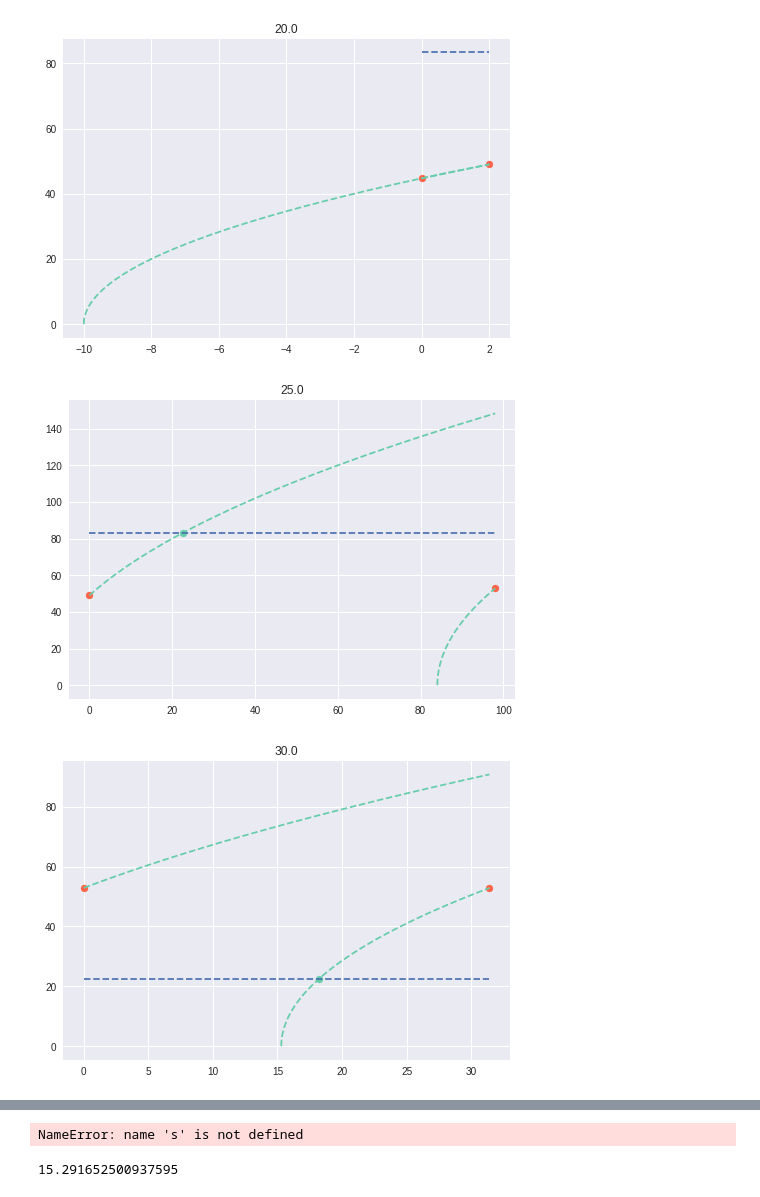
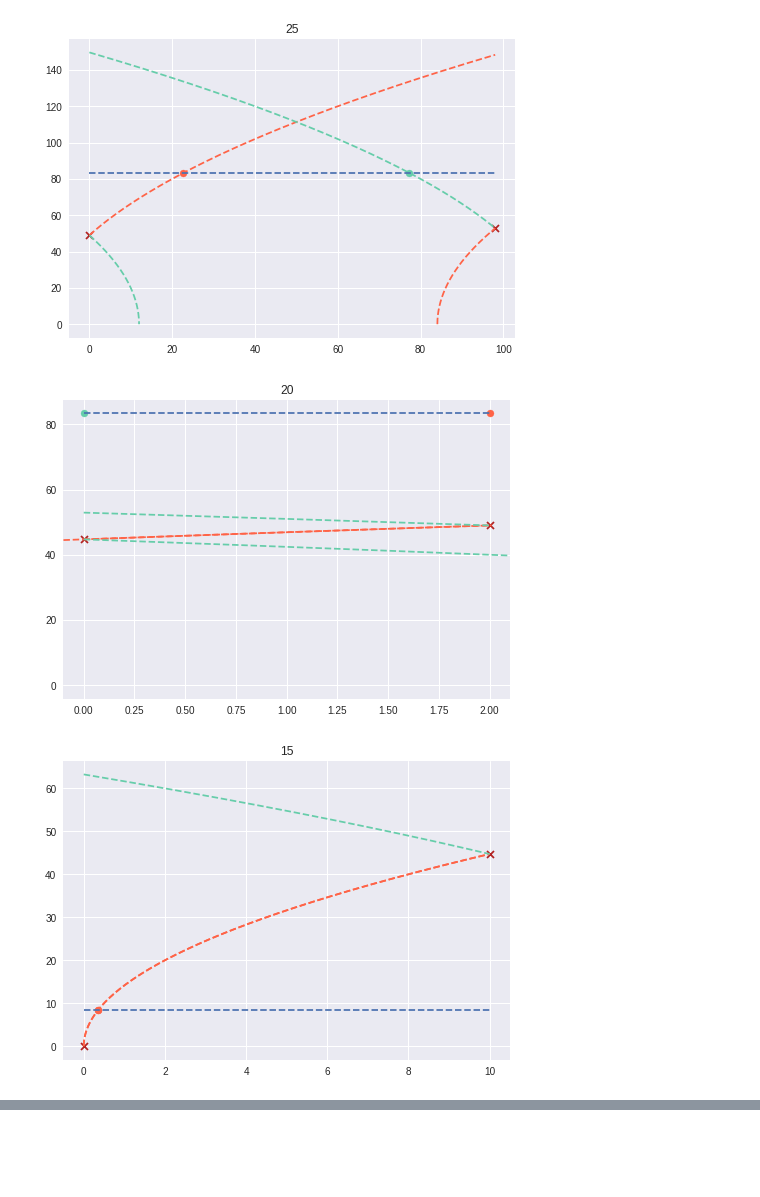
Before and after one commit to alessandroassirelli98/c-cnc-project, a Jupyter notebook: profile_plot.ipynb, the cells around one changed output, grey strips where cells are left out. Cells and saved outputs as stored; diff of their text form; code cells hidden in the pictures; blank space fills up the shorter version.

Commit message:
added backward pass and plots

```diff
--- a/profile_plot.ipynb
+++ b/profile_plot.ipynb
@@ -5,7 +5,9 @@ import numpy as np
 
 plt.style.use("seaborn")
 # %%
-data = pd.read_csv("test.csv", names=["n", "l", "vi", "v", "vf", "s1", "s2", "a"])
+data = pd.read_csv("test.csv", names=["n", "l", "vi", "v", "vf", "s1", "s2", "msk", "a"])
+bit_mask = [bin(i) for i in data["msk"]]
+data["msk"] = bit_mask
 # %%
 data
 # %% [output]
@@ -21,25 +23,36 @@ data
 howmany = 6
 for i in range(howmany):
     d = data.iloc[i]
+    if int(d.msk,2) != 0b1111:
+        step = 0.01
+        s0a = d.l - (d.vf**2)/(2*d.a)
+        s0d = - (d.vi**2)/(-2*d.a)
 
-    step = 0.01
-    s0 = d.l - (d.vf**2)/(2*d.a)
-    s_first_point = np.arange(stop=d.l + step, step = step)
-    s_second_point = np.arange(start=s0, stop=d.l + step, step=step)
+        s_a_first_point = np.arange(stop=d.l + step, step = step)
+        s_a_second_point = np.arange(start=s0a, stop=d.l + step, step=step)
+        s_d_first_point = np.arange(stop=s0d + step, step = step)
+        s_d_second_point = np.arange(start=0, stop=d.l + step, step=step)
 
-    v1s = np.sqrt(2*d.a * s_first_point + pow(d.vi,2))
-    v2s = np.sqrt(2*d.a * (s_second_point-s0))
+        v1as = np.sqrt(2*d.a * s_a_first_point + pow(d.vi,2))
+        v2as = np.sqrt(2*d.a * (s_a_second_point-s0a))
+        v1ds = np.sqrt(-2*d.a * (s_d_first_point-s0d))
+        v2ds = np.sqrt(-2*d.a * (s_d_second_point-d.l) + pow(d.vf,2))
 
-    plt.title(d.n)
-    plt.plot(s_first_point, v1s, linestyle="--", color="mediumaquamarine")
-    plt.plot(s_second_point, v2s, linestyle="--", color="mediumaquamarine")
+        plt.title(d.n)
+        plt.plot(s_a_first_point, v1as, linestyle="--", color="tomato")
+        plt.plot(s_a_second_point, v2as, linestyle="--", color="tomato")
+        plt.plot(s_d_first_point, v1ds, linestyle="--", color="mediumaquamarine")
+        plt.plot(s_d_second_point, v2ds, linestyle="--", color="mediumaquamarine")
 
-    plt.scatter(0, d.vi, color="tomato")
-    plt.scatter(d.l, d.vf,  color="tomato")
-    plt.hlines(d.v, 0, d.l, linestyle='--')
+        plt.scatter(0, d.vi, color="firebrick", marker='x')
+        plt.scatter(d.l, d.vf,  color="firebrick", marker = 'x')
+        plt.hlines(d.v, 0, d.l, linestyle='--')
 
-    if d.s1 >= 0 and d.s1 <= d.l: plt.scatter(d.s1, d.v, color="mediumaquamarine")
-    if d.s2 <= d.l and d.s2 >= 0: plt.scatter(d.s2, d.v,color="mediumaquamarine")
+        color_s1 = "tomato" if (int(d.msk, 2) & 0b0100 > 0) else "mediumaquamarine"
+        color_s2 = "tomato" if (int(d.msk, 2) & 0b1000 > 0) else "mediumaquamarine"
+        plt.scatter(d.s1, d.v, color=color_s1)
+        plt.scatter(d.s2, d.v, color=color_s2)
 
-    plt.show()
+        plt.xlim([-0.05 * d.l, d.l * (0.05 + 1)]) # extend the range of 5%
+        plt.show()
 # %% [output]
@@ -48,3 +61,3 @@ for i in range(howmany):
-[figure, old version]
+[figure, new version]
-[figure, old version]
+[figure, new version]
-[figure, old version]
+[figure, new version]
@@ -52,8 +63,0 @@ for i in range(howmany):
-# %%
-v1s = np.sqrt(2*d.a * s + pow(d.vi,2))
-# %% [output]
-NameError: name 's' is not defined
-# %%
-s0
-# %% [output]
-15.291652500937595
```
Also changed, not shown: parts of 5 cells of this notebook, 3 other files.
